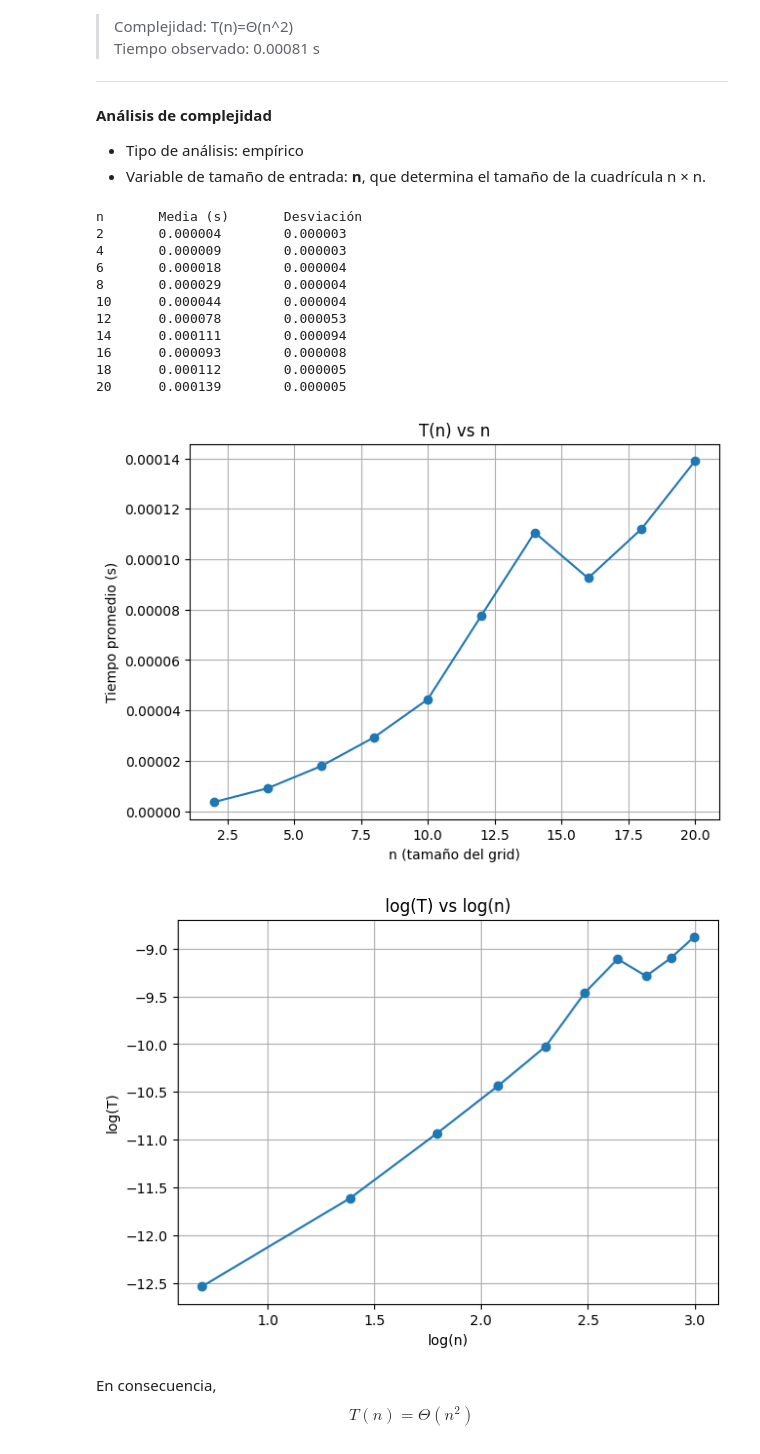
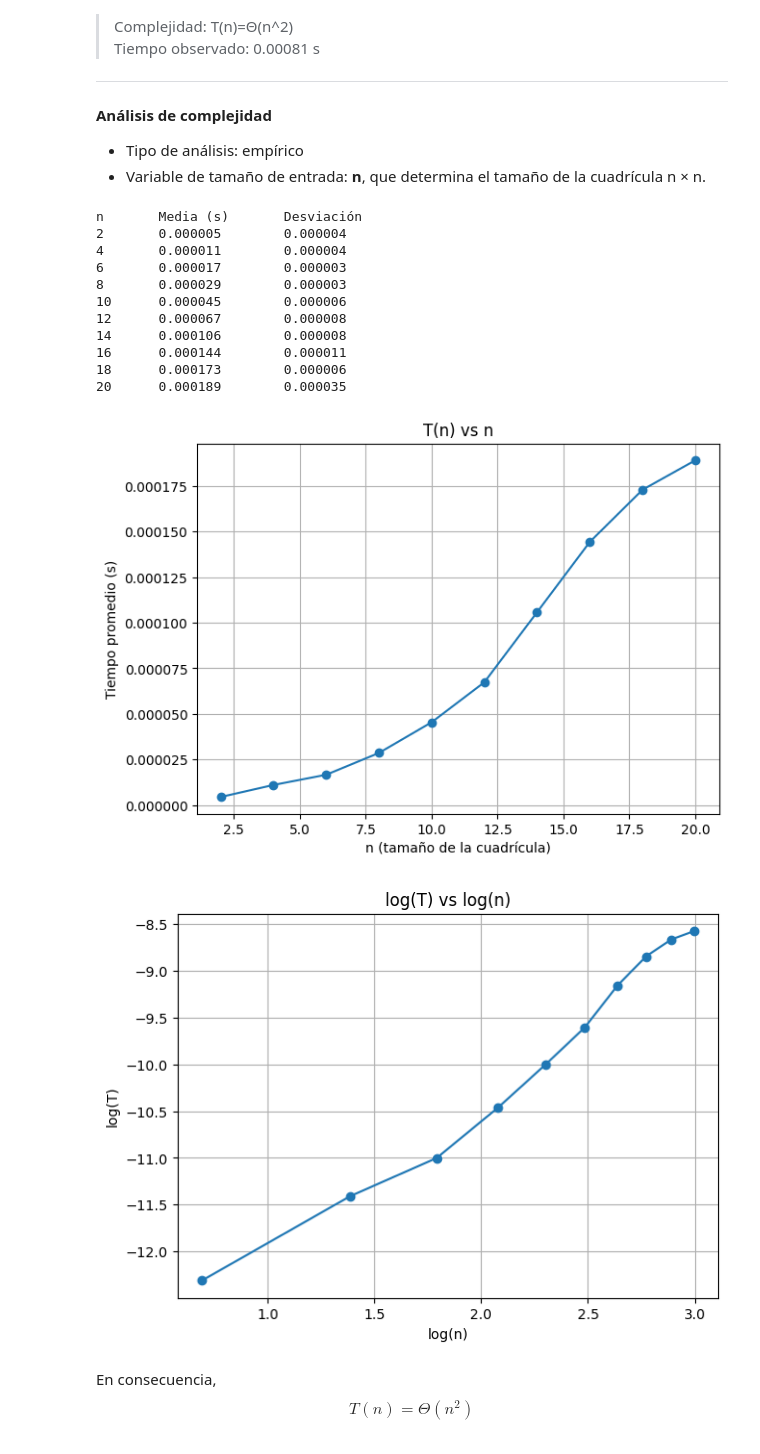
Before and after one commit to mercedesarmira/project-euler-curso-algoritmos, a Jupyter notebook: colab_notebook.ipynb, the cells around one changed output. Cells and saved outputs as stored; diff of their text form; code cells hidden in the pictures.

```diff
--- a/colab_notebook.ipynb
+++ b/colab_notebook.ipynb
@@ -342,12 +334,10 @@ def contar_caminos(x, y, n):
     derecha = contar_caminos(x + 1, y, n)
     abajo = contar_caminos(x, y + 1, n)
     return derecha + abajo
-
+# ------------------------------------------------
+# Medición de tiempos
+# ------------------------------------------------
 def medir_tiempo(n, repeticiones=5):
-    """
-    Mide el tiempo de ejecución de contar_caminos(0, 0, n)
-    repetidas veces y devuelve la lista de tiempos individuales.
-    """
     tiempos = []
 
     for _ in range(repeticiones):
@@ -363,7 +353,7 @@ def medir_tiempo(n, repeticiones=5):
     return tiempos
 
 # -------------------------------------------
-# Experimento empírico
+# Ejecutar
 # -------------------------------------------
 
 valores_n = [2, 4, 6, 8, 10, 12, 14, 16, 18, 20]
@@ -386,46 +376,46 @@ for n in valores_n:
     prom, desv, _ = resultados[n]
     print(f"{n}\t{prom:.6f}\t{desv:.6f}")
 
 # -------------------------------------------
 # Gráfica T(n) vs n
 # -------------------------------------------
 
 plt.figure(figsize=(7, 5))
 plt.plot(valores_n, [resultados[n][0] for n in valores_n], marker="o")
-plt.xlabel("n (tamaño del grid)")
+plt.xlabel("n (tamaño de la cuadrícula)")
 plt.ylabel("Tiempo promedio (s)")
 plt.title("T(n) vs n")
 plt.grid(True)
 plt.show()
 
 # -------------------------------------------
 # Gráfica log(T) vs log(n)
 # -------------------------------------------
 
 log_n = [math.log(n) for n in valores_n]
 log_T = [math.log(resultados[n][0]) for n in valores_n]
 
 plt.figure(figsize=(7, 5))
 plt.plot(log_n, log_T, marker="o")
 plt.xlabel("log(n)")
 plt.ylabel("log(T)")
 plt.title("log(T) vs log(n)")
 plt.grid(True)
 plt.show()
 # %% [output]
 n       Media (s)       Desviación
-2       0.000004        0.000003
-4       0.000009        0.000003
-6       0.000018        0.000004
-8       0.000029        0.000004
-10      0.000044        0.000004
-12      0.000078        0.000053
-14      0.000111        0.000094
-16      0.000093        0.000008
-18      0.000112        0.000005
-20      0.000139        0.000005
+2       0.000005        0.000004
+4       0.000011        0.000004
+6       0.000017        0.000003
+8       0.000029        0.000003
+10      0.000045        0.000006
+12      0.000067        0.000008
+14      0.000106        0.000008
+16      0.000144        0.000011
+18      0.000173        0.000006
+20      0.000189        0.000035
-[figure, old version]
+[figure, new version]
-[figure, old version]
+[figure, new version]
 # %% [markdown]
 En consecuencia, $$T(n)=\Theta(n^2)$$
 # %%
```
Also changed, not shown: parts of 6 cells of this notebook, 1 other file.
